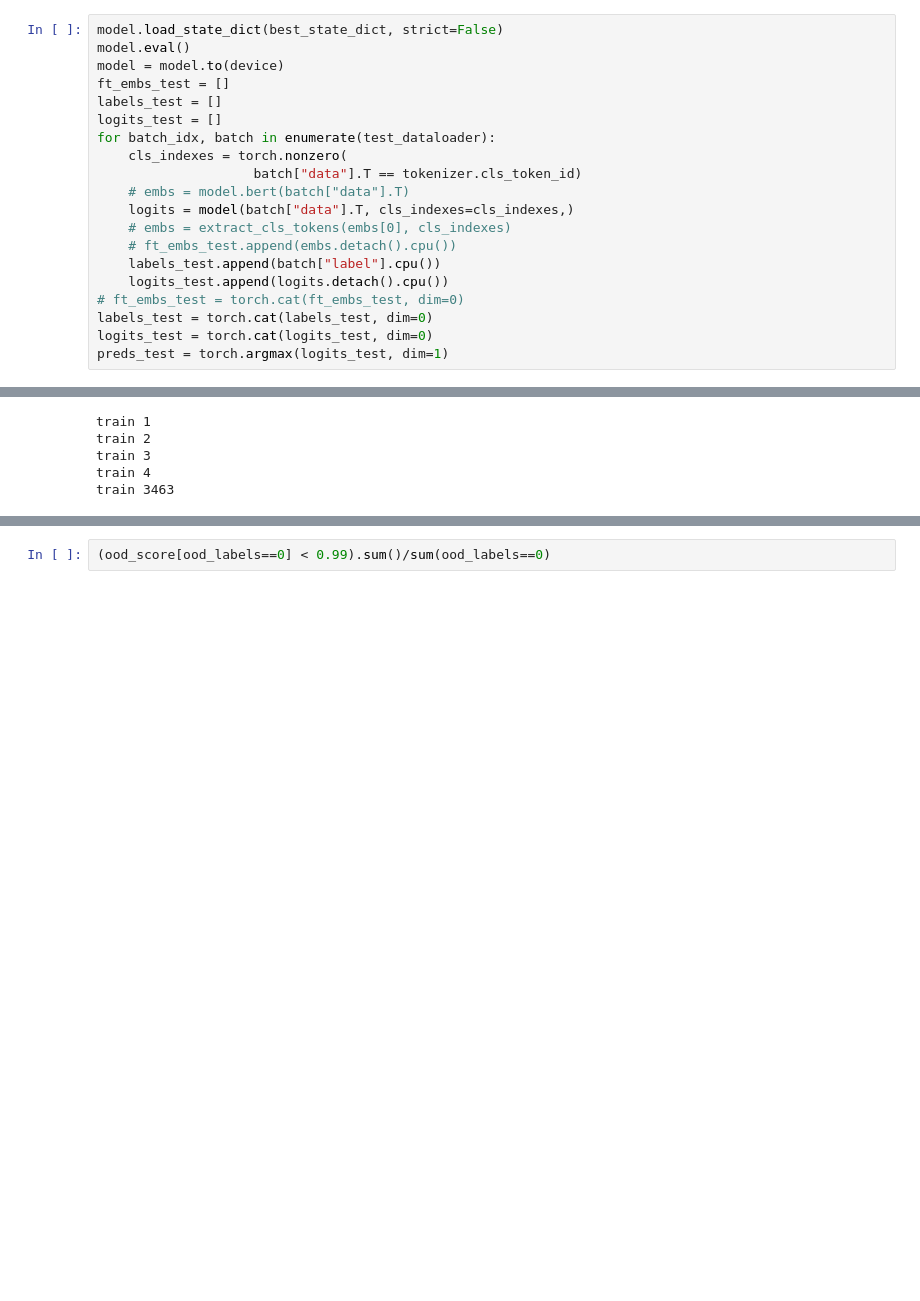
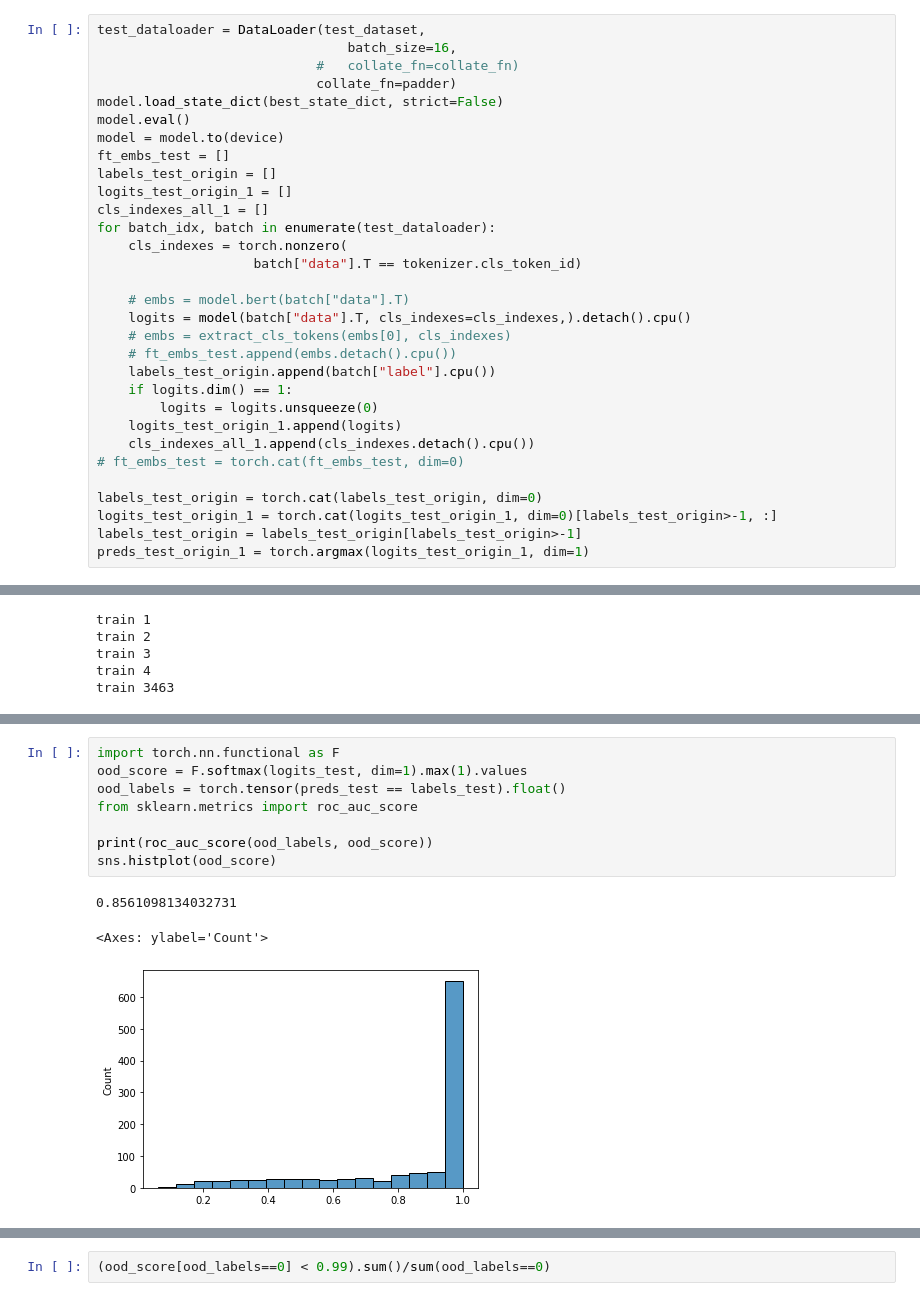
Before and after one commit to TommyDzh/watchog, a Jupyter notebook: inference_colwise_gittables copy.ipynb, the cells around one changed output, grey strips where cells are left out. Saved outputs shown, nothing was run; the diff lists cells and outputs as text; blank space fills up the shorter version.

```diff
--- a/inference_colwise_gittables copy.ipynb
+++ b/inference_colwise_gittables copy.ipynb
@@ -745,20 +852,31 @@ labels_train = torch.cat(labels_train, dim=0)
 # %%
+test_dataloader = DataLoader(test_dataset,
+                                batch_size=16,
+                            #   collate_fn=collate_fn)
+                            collate_fn=padder)
 model.load_state_dict(best_state_dict, strict=False)
 model.eval()
 model = model.to(device)
 ft_embs_test = []
-labels_test = []
-logits_test = []
+labels_test_origin = []
+logits_test_origin_1 = []
+cls_indexes_all_1 = []
 for batch_idx, batch in enumerate(test_dataloader):
     cls_indexes = torch.nonzero(
                     batch["data"].T == tokenizer.cls_token_id)
+
     # embs = model.bert(batch["data"].T)
-    logits = model(batch["data"].T, cls_indexes=cls_indexes,)
+    logits = model(batch["data"].T, cls_indexes=cls_indexes,).detach().cpu()
     # embs = extract_cls_tokens(embs[0], cls_indexes)
     # ft_embs_test.append(embs.detach().cpu())
-    labels_test.append(batch["label"].cpu())
-    logits_test.append(logits.detach().cpu())
+    labels_test_origin.append(batch["label"].cpu())
+    if logits.dim() == 1:
+        logits = logits.unsqueeze(0)
+    logits_test_origin_1.append(logits)
+    cls_indexes_all_1.append(cls_indexes.detach().cpu())
 # ft_embs_test = torch.cat(ft_embs_test, dim=0)
-labels_test = torch.cat(labels_test, dim=0)
-logits_test = torch.cat(logits_test, dim=0)
-preds_test = torch.argmax(logits_test, dim=1)
+
+labels_test_origin = torch.cat(labels_test_origin, dim=0)
+logits_test_origin_1 = torch.cat(logits_test_origin_1, dim=0)[labels_test_origin>-1, :]
+labels_test_origin = labels_test_origin[labels_test_origin>-1]
+preds_test_origin_1 = torch.argmax(logits_test_origin_1, dim=1)
@@ -1044,0 +1283,12 @@ train 3463
+# %%
+import torch.nn.functional as F
+ood_score = F.softmax(logits_test, dim=1).max(1).values
+ood_labels = torch.tensor(preds_test == labels_test).float()
+from sklearn.metrics import roc_auc_score
+
+print(roc_auc_score(ood_labels, ood_score))
+sns.histplot(ood_score)
+# %% [output]
+0.8561098134032731
+<Axes: ylabel='Count'>
+[figure, added]
```
Also changed, not shown: parts of 268 cells of this notebook, 46 other files.
